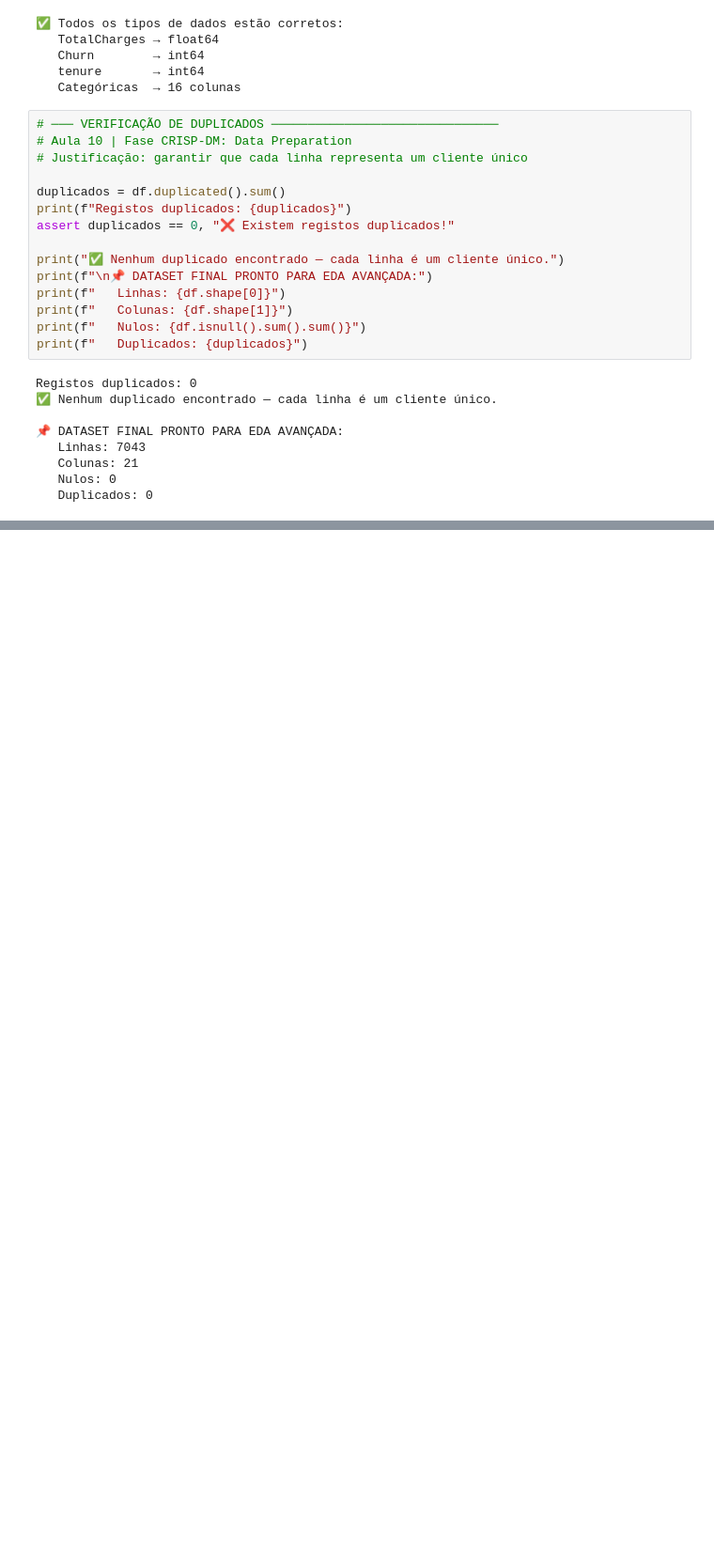
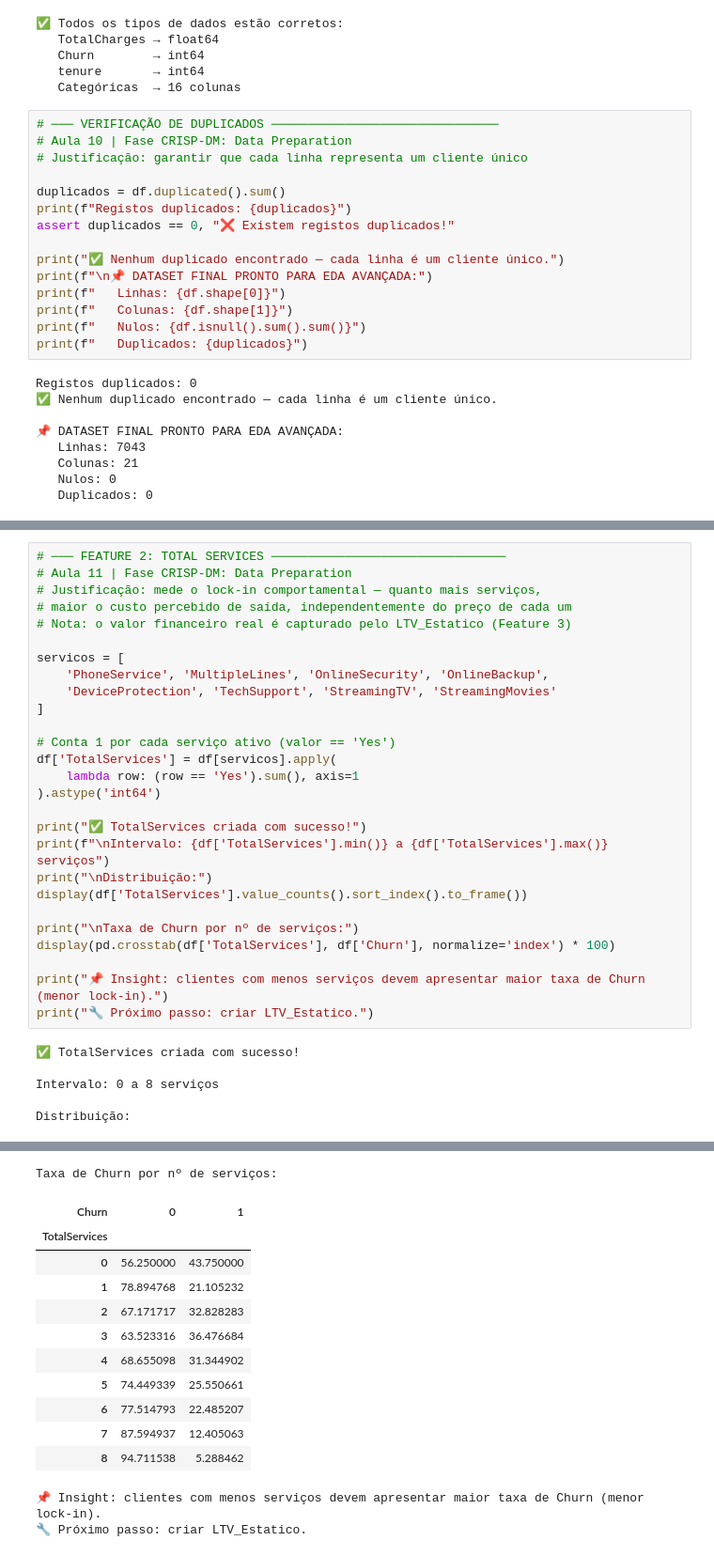
Before and after one commit to SalvadorCabecas/projeto_cdg_grupo9, a Jupyter notebook: notebooks/1-0-eda-limpeza.ipynb, the cells around one changed output, grey strips where cells are left out. Shown at 94% size. Cells and saved outputs as stored; diff of their text form; blank space fills up the shorter version.

```diff
--- a/notebooks/1-0-eda-limpeza.ipynb
+++ b/notebooks/1-0-eda-limpeza.ipynb
@@ -573,0 +618,33 @@ Registos duplicados: 0
+# %%
+# ─── FEATURE 2: TOTAL SERVICES ────────────────────────────────
+# Aula 11 | Fase CRISP-DM: Data Preparation
+# Justificação: mede o lock-in comportamental — quanto mais serviços,
+# maior o custo percebido de saída, independentemente do preço de cada um
+# Nota: o valor financeiro real é capturado pelo LTV_Estatico (Feature 3)
+
+servicos = [
+    'PhoneService', 'MultipleLines', 'OnlineSecurity', 'OnlineBackup',
+    'DeviceProtection', 'TechSupport', 'StreamingTV', 'StreamingMovies'
+]
+
+# Conta 1 por cada serviço ativo (valor == 'Yes')
+df['TotalServices'] = df[servicos].apply(
+    lambda row: (row == 'Yes').sum(), axis=1
+).astype('int64')
+
+print("✅ TotalServices criada com sucesso!")
+print(f"\nIntervalo: {df['TotalServices'].min()} a {df['TotalServices'].max()} serviços")
+print("\nDistribuição:")
+display(df['TotalServices'].value_counts().sort_index().to_frame())
+
+print("\nTaxa de Churn por nº de serviços:")
+display(pd.crosstab(df['TotalServices'], df['Churn'], normalize='index') * 100)
+
+print("📌 Insight: clientes com menos serviços devem apresentar maior taxa de Churn (menor lock-in).")
+print("🔧 Próximo passo: criar LTV_Estatico.")
+# %% [output]
+✅ TotalServices criada com sucesso!
+
+Intervalo: 0 a 8 serviços
+
+Distribuição:
@@ -573,0 +662,14 @@ Registos duplicados: 0
+Taxa de Churn por nº de serviços:
+| Churn | 0 | 1 |
+| TotalServices |  |  |
+| 0 | 56.250000 | 43.750000 |
+| 1 | 78.894768 | 21.105232 |
+| 2 | 67.171717 | 32.828283 |
+| 3 | 63.523316 | 36.476684 |
+| 4 | 68.655098 | 31.344902 |
+| 5 | 74.449339 | 25.550661 |
+| 6 | 77.514793 | 22.485207 |
+| 7 | 87.594937 | 12.405063 |
+| 8 | 94.711538 | 5.288462 |
+📌 Insight: clientes com menos serviços devem apresentar maior taxa de Churn (menor lock-in).
+🔧 Próximo passo: criar LTV_Estatico.
```
Also changed, not shown: parts of 6 cells of this notebook.
